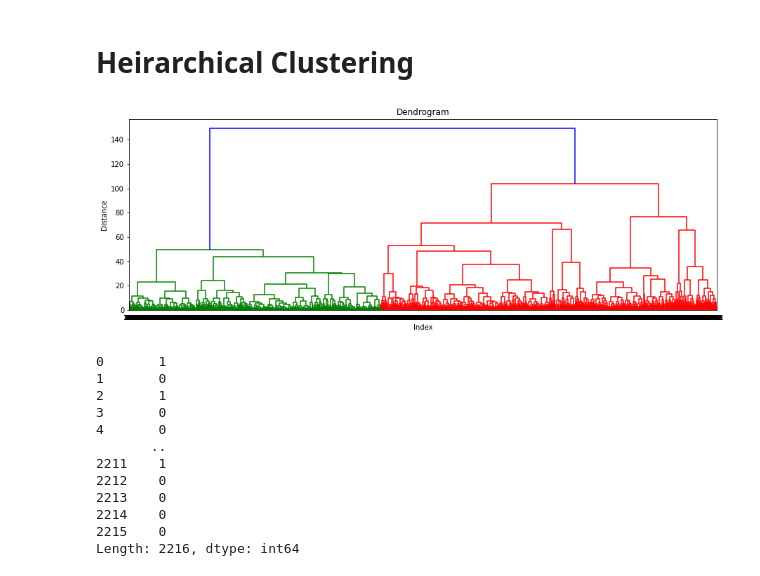
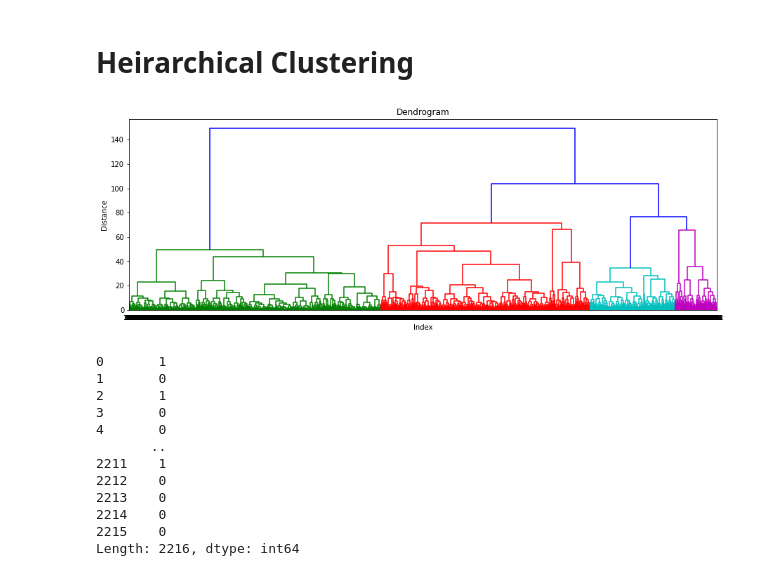
Before and after one commit to RiteshopShrivastava/Customer_Behavior_Analysis, a Jupyter notebook: Customer_Behaviour_Analysis.ipynb, the cells around one changed output. Drawn from its saved outputs; the diff is of its cells as text; code cells hidden in the pictures.

```diff
--- a/Customer_Behaviour_Analysis.ipynb
+++ b/Customer_Behaviour_Analysis.ipynb
@@ -551,15 +602,16 @@ from sklearn.cluster import KMeans
 # %%
 from scipy.cluster.hierarchy import linkage
 
-Z = linkage(pca_df, method='ward', metric= 'euclidean')
+Z = linkage(pca_df, method='ward', metric='euclidean')
 plt.figure(figsize=(15,5))
 plt.title("Dendrogram")
 plt.xlabel('Index')
 plt.ylabel('Distance')
-sch.dendrogram(Z, leaf_rotation=0, leaf_font_size=8)
+sch.dendrogram(Z, leaf_rotation=0, leaf_font_size=8, color_threshold=75)
+
 plt.show()
 # %% [output]
-[figure, old version]
+[figure, new version]
 # %%
 h_complete = AgglomerativeClustering(n_clusters= 3, affinity= 'euclidean', linkage= "complete").fit(pca_df)
 cluster_labels=pd.Series(h_complete.labels_)
```
Also changed, not shown: parts of 6 cells of this notebook.
